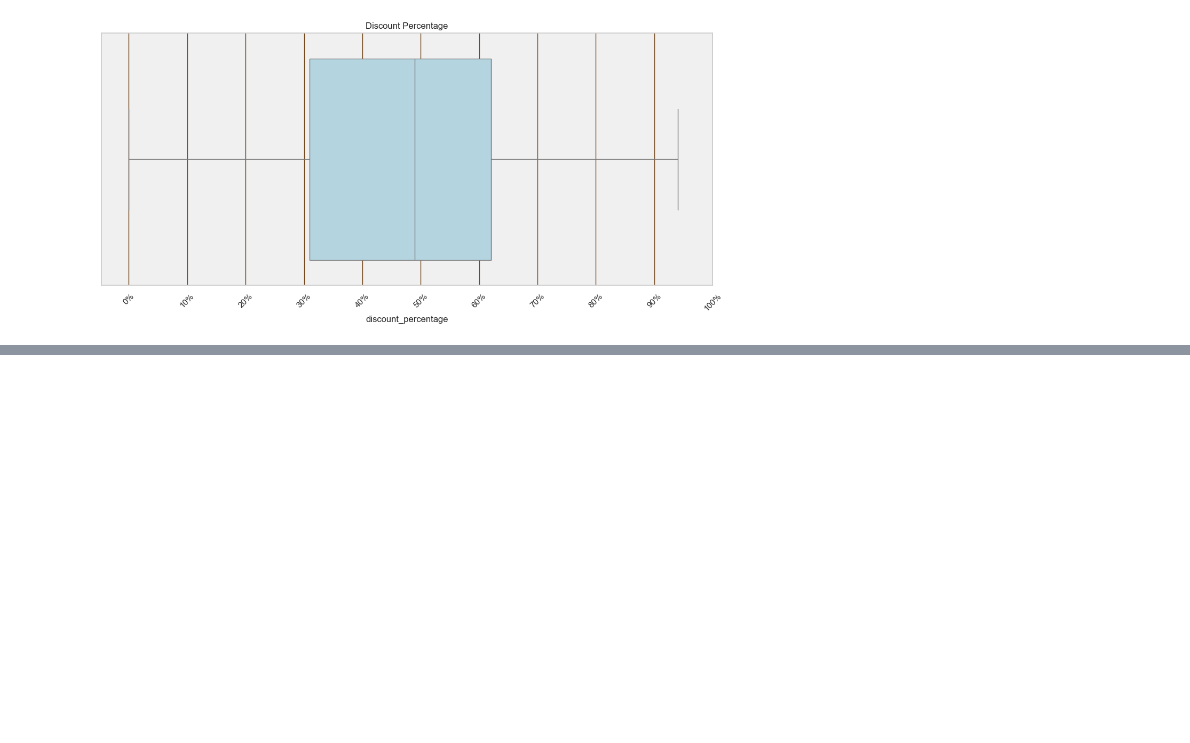
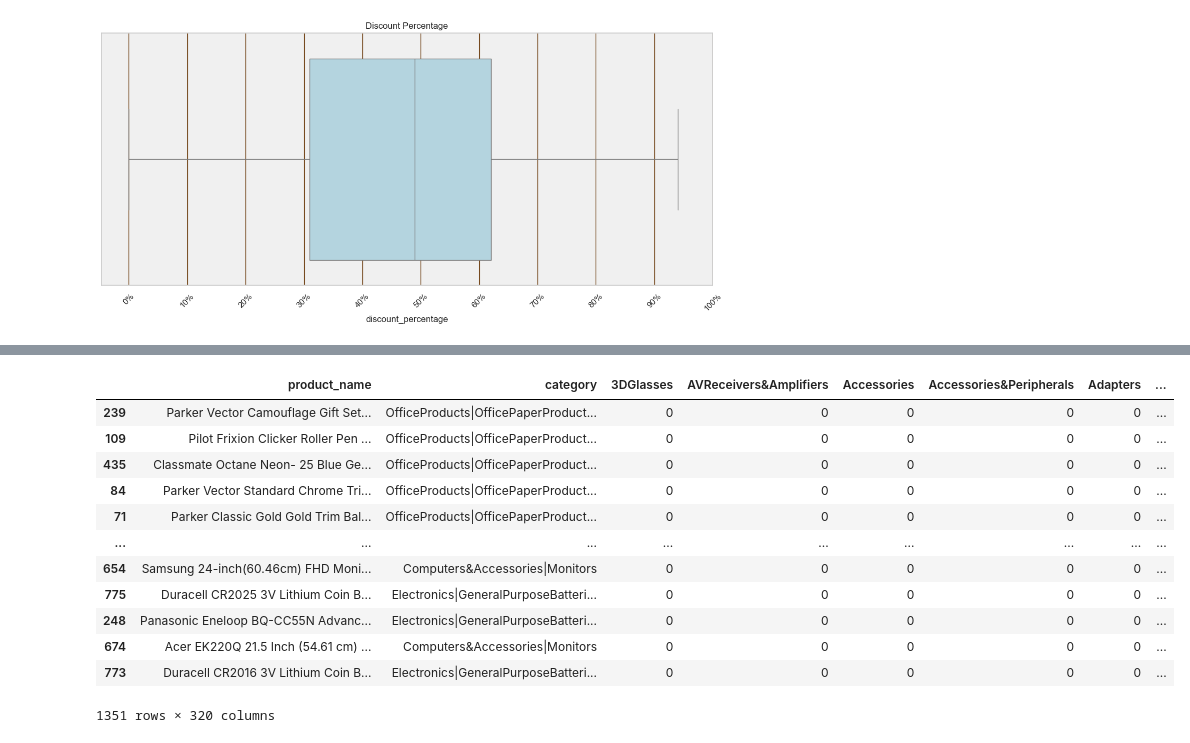
Before and after one commit to osirisberbesia/4DataLab, a Jupyter notebook: exploratorio_datalab.ipynb, the cells around one changed output, grey strips where cells are left out. Saved outputs shown, nothing was run; the diff lists cells and outputs as text; code cells hidden in the pictures; blank space fills up the shorter version.

```diff
--- a/exploratorio_datalab.ipynb
+++ b/exploratorio_datalab.ipynb
@@ -309,0 +318,80 @@ plt.show()
+# %%
+import pandas as pd
+
+# Leer el DataFrame
+df_product = pd.read_csv('CSV/amazon_product_clean.csv')
+
+# Separar las categorías en columnas dummy
+df_categories = df_product['category'].str.get_dummies(sep='|')
+
+# Concatenar las columnas dummy al DataFrame original
+df_product = pd.concat([df_product, df_categories], axis=1)
+
+# Contar las ocurrencias de cada categoría
+category_counts = df_categories.sum().sort_values(ascending=False)
+
+# Crear la columna de total_categorías
+df_product['total_categorias'] = df_categories.sum(axis=1)
+
+# Ordenar el DataFrame por el total de categorías de mayor a menor
+df_product_sorted = df_product.sort_values(by='total_categorias', ascending=False)
+
+# Seleccionar las columnas a mostrar
+columns_to_display = ['product_name', 'category'] + list(df_categories.columns) + ['total_categorias']
+df_result = df_product_sorted[columns_to_display]
+
+# Mostrar el resultado
+display(df_result)
+
+# Leer el DataFrame
+df_product = pd.read_csv('CSV/amazon_product_clean.csv')
+
+# Separar las categorías en columnas dummy
+df_categories = df_product['category'].str.get_dummies(sep='|')
+
+# Concatenar las columnas dummy al DataFrame original
+df_product = pd.concat([df_product, df_categories], axis=1)
+
+# Contar las ocurrencias de cada categoría
+category_counts = df_categories.sum().sort_values(ascending=False)
+
+# Crear la columna de total_categorías
+df_product['total_categorias'] = df_categories.sum(axis=1)
+
+# Ordenar el DataFrame por el total de categorías de mayor a menor
+df_product_sorted = df_product.sort_values(by='total_categorias', ascending=False)
+
+# Seleccionar las columnas a mostrar
+columns_to_display = ['product_name', 'category'] + list(df_categories.columns) + ['total_categorias']
+df_result = df_product_sorted[columns_to_display]
+
+
+# Imprimir el número total de categorías dummy creadas
+print(f"Total de categorías dummy creadas: {len(df_categories.columns)}")
+
+# Crear un DataFrame con las categorías y su conteo de apariciones
+category_summary = pd.DataFrame({
+    'Categoria': category_counts.index,
+    'Conteo': category_counts.values
+})
+
+# Ajustar pandas para mostrar todas las filas sin truncar
+pd.set_option('display.max_rows', None)
+pd.set_option('display.max_columns', None)
+
+# Mostrar el DataFrame con las categorías y su conteo de apariciones
+display(category_summary)
+# %% [output]
+|  | product_name | category | 3DGlasses | AVReceivers&Amplifiers | Accessories | Accessories&Peripherals | Adapters | ... |
+| 239 | Parker Vector Camouflage Gift Set... | OfficeProducts|OfficePaperProduct... | 0 | 0 | 0 | 0 | 0 | ... |
+| 109 | Pilot Frixion Clicker Roller Pen ... | OfficeProducts|OfficePaperProduct... | 0 | 0 | 0 | 0 | 0 | ... |
+| 435 | Classmate Octane Neon- 25 Blue Ge... | OfficeProducts|OfficePaperProduct... | 0 | 0 | 0 | 0 | 0 | ... |
+| 84 | Parker Vector Standard Chrome Tri... | OfficeProducts|OfficePaperProduct... | 0 | 0 | 0 | 0 | 0 | ... |
+| 71 | Parker Classic Gold Gold Trim Bal... | OfficeProducts|OfficePaperProduct... | 0 | 0 | 0 | 0 | 0 | ... |
+| ... | ... | ... | ... | ... | ... | ... | ... | ... |
+| 654 | Samsung 24-inch(60.46cm) FHD Moni... | Computers&Accessories|Monitors | 0 | 0 | 0 | 0 | 0 | ... |
+| 775 | Duracell CR2025 3V Lithium Coin B... | Electronics|GeneralPurposeBatteri... | 0 | 0 | 0 | 0 | 0 | ... |
+| 248 | Panasonic Eneloop BQ-CC55N Advanc... | Electronics|GeneralPurposeBatteri... | 0 | 0 | 0 | 0 | 0 | ... |
+| 674 | Acer EK220Q 21.5 Inch (54.61 cm) ... | Computers&Accessories|Monitors | 0 | 0 | 0 | 0 | 0 | ... |
+| 773 | Duracell CR2016 3V Lithium Coin B... | Electronics|GeneralPurposeBatteri... | 0 | 0 | 0 | 0 | 0 | ... |
+1351 rows × 320 columns
```
Also changed, not shown: parts of 3 cells of this notebook, 2 other files.
